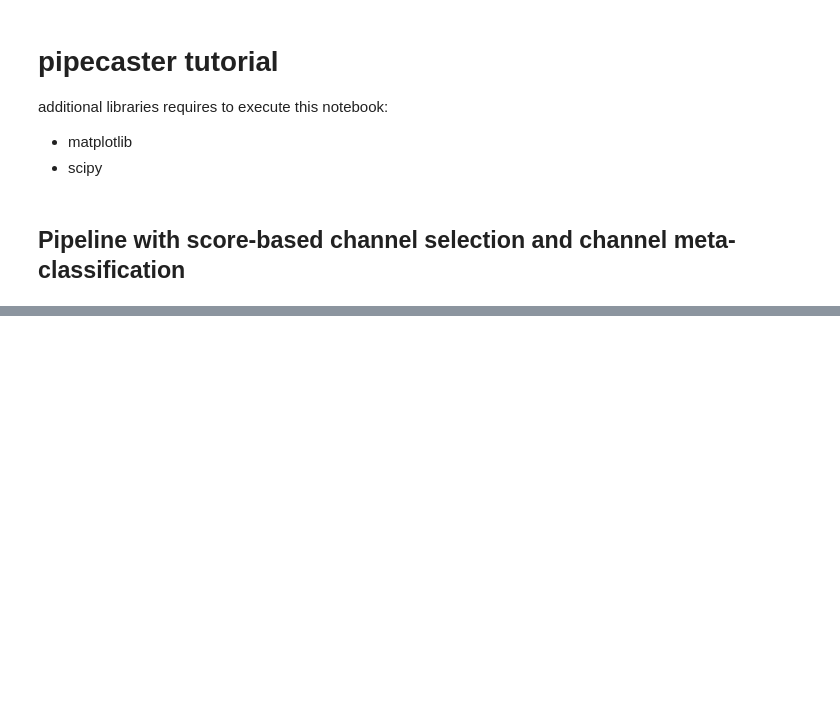
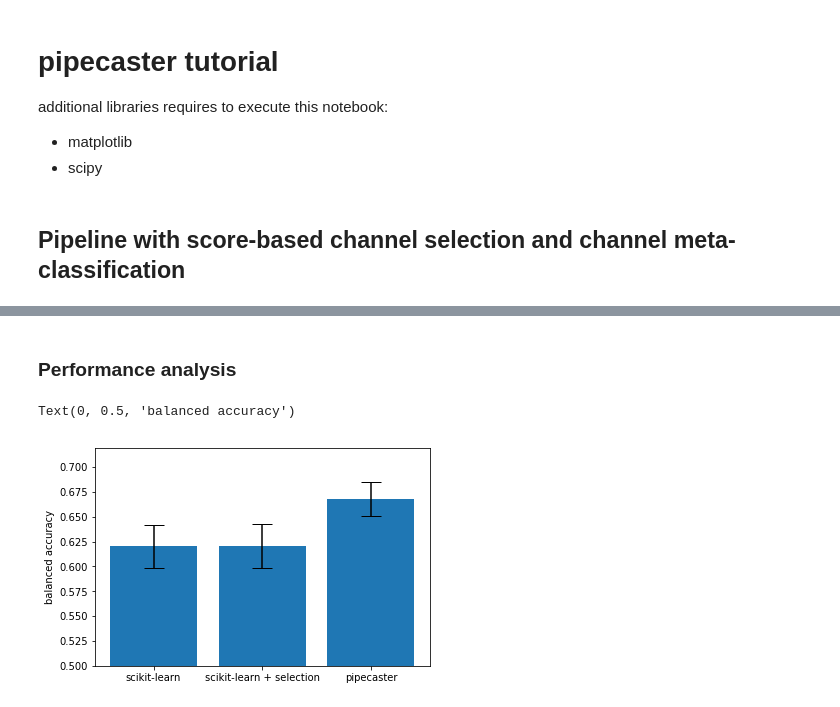
Before and after one commit to ajcallegari/scikit-multichannel, a Jupyter notebook: tutorial.ipynb, the cells around one changed output, grey strips where cells are left out. Saved outputs shown, nothing was run; the diff lists cells and outputs as text; code cells hidden in the pictures; blank space fills up the shorter version.

```diff
--- a/tutorial.ipynb
+++ b/tutorial.ipynb
@@ -92,0 +106,31 @@ df
+# %% [markdown]
+### Performance analysis
+# %%
+%matplotlib inline
+from sklearn.metrics import balanced_accuracy_score
+from sklearn.model_selection import cross_val_score
+from sklearn.feature_selection import SelectPercentile
+from sklearn.pipeline import Pipeline
+
+import matplotlib.pyplot as plt
+from scipy.stats import sem
+
+pc_accuracies = pc.cross_val_score(mclf1, Xs, y, scorer=balanced_accuracy_score, cv=5)
+
+X = np.concatenate(Xs, axis=1)
+clf = Pipeline([('scaler', StandardScaler()),
+                ('selector', SelectPercentile(score_func=f_classif, percentile=25)),
+                ('GradientBoostingClassifier', early_stopping_GBC)])
+sk_accuracies = cross_val_score(clf, X, y, scoring='balanced_accuracy', cv=5)
+
+clf = Pipeline([('GradientBoostingClassifier', early_stopping_GBC)])
+sk_ns_accuracies = cross_val_score(clf, X, y, scoring='balanced_accuracy', cv=5)
+
+plt.bar(['scikit-learn', 'scikit-learn + selection', 'pipecaster'],
+        [np.mean(sk_ns_accuracies), np.mean(sk_accuracies), np.mean(pc_accuracies)],
+        yerr= [sem(sk_ns_accuracies), sem(sk_accuracies), sem(pc_accuracies)], capsize=10)
+plt.ylim(.5)
+plt.ylabel('balanced accuracy')
+# %% [output]
+Text(0, 0.5, 'balanced accuracy')
+[figure, added]
```
Also changed, not shown: parts of 26 cells of this notebook, 2 other files.
